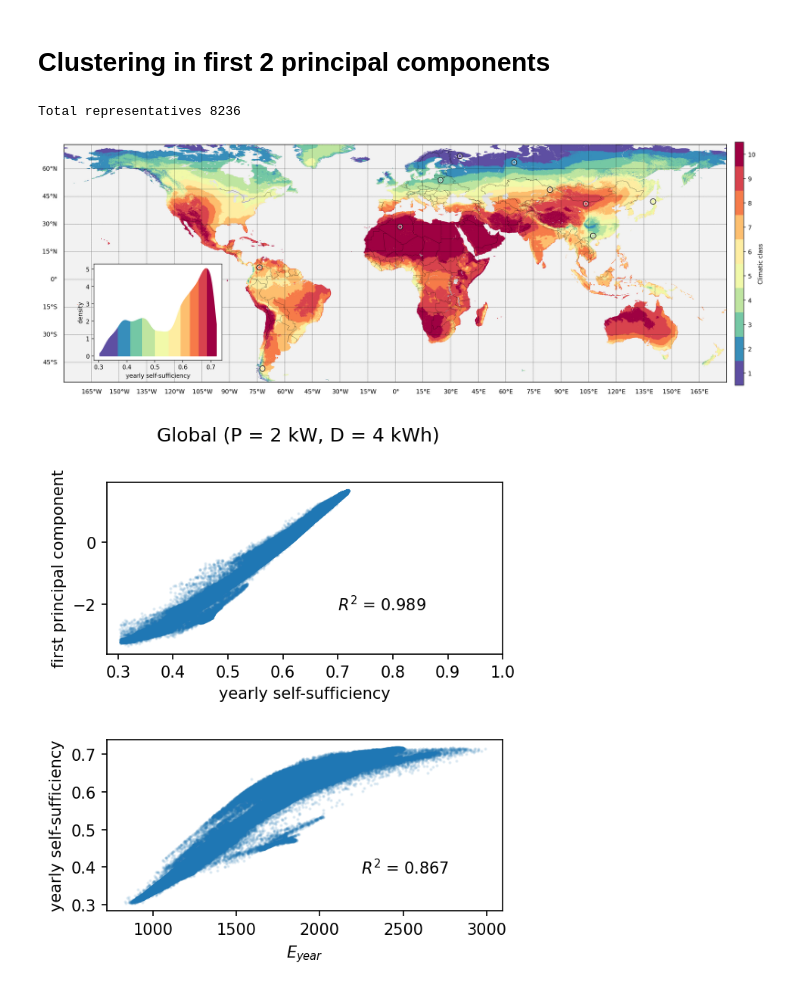
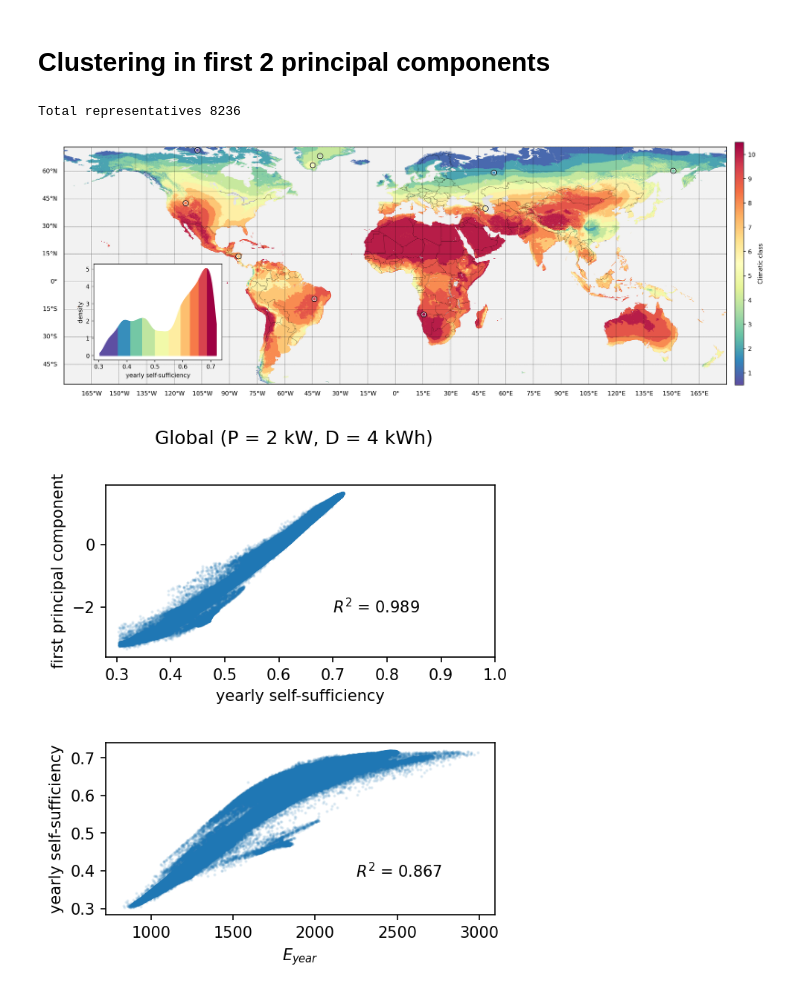
Before and after one commit to ismedina/climatic-zones-pv, a Jupyter notebook: analysis-global-daily-suff.ipynb, the cells around one changed output. Drawn from its saved outputs; the diff is of its cells as text; code cells hidden in the pictures.

```diff
--- a/analysis-global-daily-suff.ipynb
+++ b/analysis-global-daily-suff.ipynb
@@ -15,7 +15,8 @@ mpl.rcParams['figure.dpi'] = 100
 %load_ext autoreload
 %autoreload 2
 
-datapath = "data/"
+datapath = "data/climatic-zones-pv/"
 figpath = "fig/"
+savefig = False
 if not os.path.isdir(figpath):
     os.mkdir(figpath)
@@ -181,8 +186,7 @@ for i in tqdm(range(N_trials)):
         best_score = score
         best_c = c
 # %%
-write_tex_table = True
-savefig = True
+write_tex_table = False
 
 # Plotting part
 figs = 20
@@ -195,21 +199,22 @@ c_id_sort = np.argsort(best_c.ravel())
 c = best_c[c_id_sort]
 
 cl = ((datai.reshape(-1, 1, Ncomp) - c.reshape(1, -1, Ncomp))**2).sum(-1).argmin(axis=1).reshape(-1)
-ind = utils.random_representatives(datai, c, tol=0.0001)
+ind = utils.random_representatives(datai, c, tol=0.0001).astype(np.int32)
 
 ax.set_rasterization_zorder(1.5)
 coords = df.lat.min(), df.lat.max(), df.lon.min(), df.lon.max()
 ax = utils.drawmap(ax, coords, projection = "cyl", step_grid = 15, basemap_res = "l")
 
-cmap = plt.cm.get_cmap("Spectral_r", Nclusters)
+cmap = mpl.colormaps["Spectral_r"]
+
 # cmap = "turbo"
 clim = (0,1)
 img, extents = utils.rasterize(df.lat, df.lon, cl+1)
 ims = plt.imshow(img, origin = "lower", cmap = cmap, extent = extents,
         interpolation = "nearest", zorder = 3, clim = (0.5, Nclusters+0.5))
 
-ax.scatter(df.lon[ind], df.lat[ind], c = cmap(np.arange(Nclusters)), marker = "o", edgecolor = "k", linewidth = 1, s = 80, zorder = 100)
-ax.scatter(df.lon[ind], df.lat[ind], c = cmap(np.arange(Nclusters)), marker = "o", edgecolor = "w", linewidth = 1, s = 40, zorder = 200)
+ax.scatter(df.lon[ind], df.lat[ind], c = cl[ind], marker = "o", edgecolor = "k", linewidth = 1, s = 80, zorder = 100, clim = (0, Nclusters-1), cmap = cmap)
+ax.scatter(df.lon[ind], df.lat[ind], c = cl[ind], marker = "o", edgecolor = "w", linewidth = 1, s = 40, zorder = 200, clim = (0, Nclusters-1), cmap = cmap)
 
 if write_tex_table:
     # Create a df
@@ -219,34 +224,34 @@ if write_tex_table:
         np.array(df.lon[ind]).reshape(-1, 1),
         np.array(df.suff[ind]).reshape(-1, 1),
         ))
     df_c = pd.DataFrame(np.round(df_c,2), columns = ["class", "lat", "lon", "self-sufficiency"])
     st = df_c.to_latex(index = False)
     st = st.replace(".0 &", " &")
     with open("../manuscript/fig/centroids_suff.tex", "w") as f:
         f.write(st)
 
 subax = fig.add_axes([0.16,0.20,0.15, 0.3])
 for i in range(Nclusters):
     datai_part = datai[cl==i]
     x = np.linspace(np.min(datai_part), np.max(datai_part), 100)
     y  = kernel(x)
     subax.fill_between(x, y, color = plt.cm.Spectral_r(i/(Nclusters-1)))
 # subax.scatter(datai, np.zeros_like(datai), c = cl, s = 5, cmap = cmap, edgecolor = "none")
 subax.set_xlabel("yearly self-sufficiency")
 subax.set_ylabel("density")
 
 # Classification bar
 clax = fig.add_axes((0.91,0.122, 0.01, 0.758))
 plt.colorbar(ims, cax = clax)
 clax.set_ylabel("Climatic class")
 clax.set_yticks(np.arange(1,Nclusters+1))
 
 if savefig:
     plt.savefig(f"{figpath}clustering-suff-Nclusters-{Nclusters}.pdf", bbox_inches = "tight")
 plt.show()
 # %% [output]
 Total representatives 8236
-[figure, old version]
+[figure, new version]
 # %%
 plt.figure(figsize = (4.5,5), dpi = 150)
 plt.subplot(211)
@@ -272,6 +277,7 @@ plt.text(2250,0.4, f"$R^2$ = {R2:.3f}",
 # plt.xlim([0.12, 0.8])
 
 plt.gca().set_rasterization_zorder(1.5)
-plt.savefig(figpath + "correlation-suff-global.pdf", bbox_inches = "tight")
+if savefig:
+    plt.savefig(figpath + "correlation-suff-global.pdf", bbox_inches = "tight")
 # %% [output]
-[figure, old version]
+[figure, new version]
```
Also changed, not shown: parts of 4 cells of this notebook, 9 other files.
